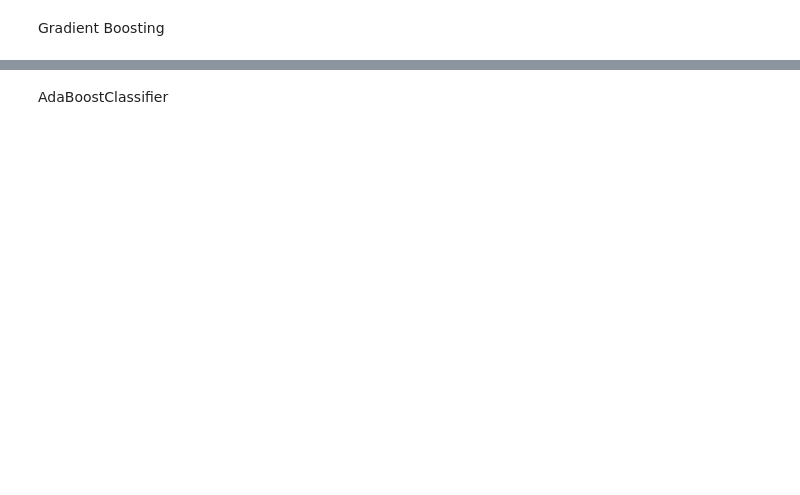
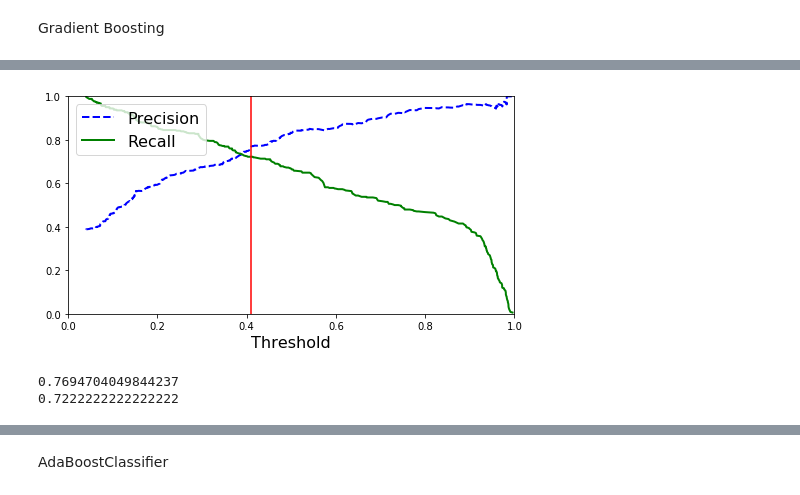
Before and after one commit to Anthime-Biau/Training, a Jupyter notebook: Titanic_Kernel.ipynb, the cells around one changed output, grey strips where cells are left out. Cells and saved outputs as stored; diff of their text form; code cells hidden in the pictures; blank space fills up the shorter version.

```diff
--- a/Titanic_Kernel.ipynb
+++ b/Titanic_Kernel.ipynb
@@ -364,27 +444,32 @@ f1_score(y_train_1, y_train_pred)
 # %%
 y_scores_gradient = y_probas_gradient[:, 1] # score = proba of positive class
 fpr_gradient, tpr_gradient, thresholds_gradient = roc_curve(y_train_1, y_scores_gradient)
 
 from sklearn.metrics import precision_recall_curve
 precisions_gradient, recalls_gradient, thresholds_gradient = precision_recall_curve(y_train_1, y_scores_gradient)
 
 def plot_precision_recall_vs_threshold(precisions_gradient, recalls_gradient, thresholds_gradient):
     plt.plot(thresholds_gradient, precisions_gradient[:-1], "b--", label="Precision", linewidth=2)
     plt.plot(thresholds_gradient, recalls_gradient[:-1], "g-", label="Recall", linewidth=2)
-    plt.axvline(x=0.38,color='red')
+    plt.axvline(x=0.41,color='red')
     plt.xlabel("Threshold", fontsize=16)
     plt.legend(loc="upper left", fontsize=16)
     plt.ylim([0, 1])
 
 plt.figure(figsize=(8, 4))
 plot_precision_recall_vs_threshold(precisions_gradient, recalls_gradient, thresholds_gradient)
 plt.xlim([0, 1])
 plt.show()
+# %% [output]
+[figure, added]
 # %%
-y_train_pred_90 = (y_scores_gradient > 0.38)
+y_train_pred_90 = (y_scores_gradient > 0.41)
 print(precision_score(y_train_1, y_train_pred_90))
 
 print(recall_score(y_train_1, y_train_pred_90))
+# %% [output]
+0.7694704049844237
+0.7222222222222222
 # %%
 plt.figure(figsize=(8, 6))
 plt.plot(fpr, tpr, "b:", linewidth=2, label="SGD")
```
Also changed, not shown: parts of 110 cells of this notebook.
